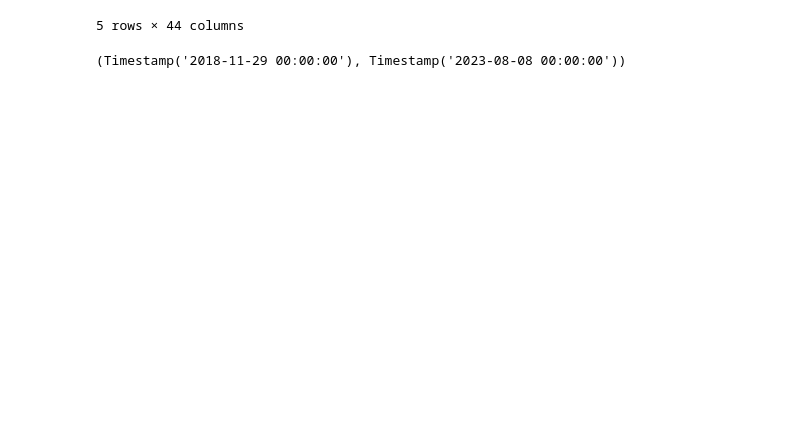
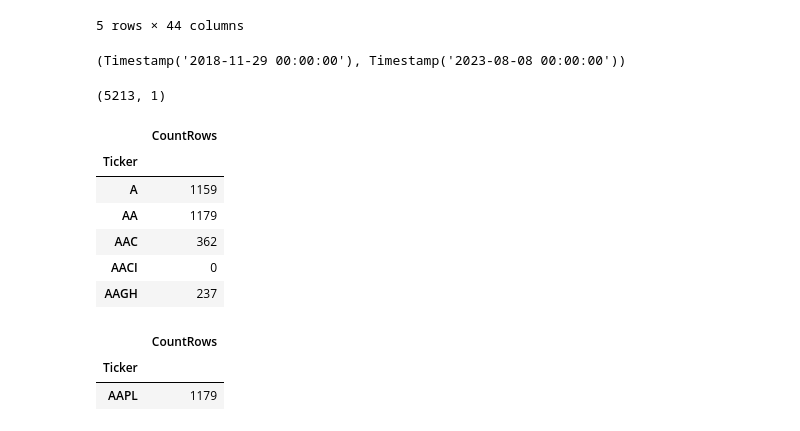
Before and after one commit to kravchukpetr/FinanceProject, a Jupyter notebook: ipynb/Stock Predict Models 1.ipynb, the cells around one changed output. Cells and saved outputs as stored; diff of their text form; code cells hidden in the pictures; blank space fills up the shorter version.

```diff
--- a/ipynb/Stock Predict Models 1.ipynb
+++ b/ipynb/Stock Predict Models 1.ipynb
@@ -421,3 +418,26 @@ df_signals_to_calc.head()
 df_signals_to_calc['Date'].min(), df_signals_to_calc['Date'].max()
 # %% [output]
 (Timestamp('2018-11-29 00:00:00'), Timestamp('2023-08-08 00:00:00'))
+# %%
+tickers = df_signals.groupby(level='Ticker').agg({'Current Ratio': 'count'})
+tickers = tickers.rename(columns={'Current Ratio': 'CountRows'})
+# %%
+tickers.shape
+# %% [output]
+(5213, 1)
+# %%
+tickers.head()
+# %% [output]
+|  | CountRows |
+| Ticker |  |
+| A | 1159 |
+| AA | 1179 |
+| AAC | 362 |
+| AACI | 0 |
+| AAGH | 237 |
+# %%
+tickers[tickers.index == 'AAPL']
+# %% [output]
+|  | CountRows |
+| Ticker |  |
+| AAPL | 1179 |
```
Also changed, not shown: parts of 13 cells of this notebook, 2 other files.
